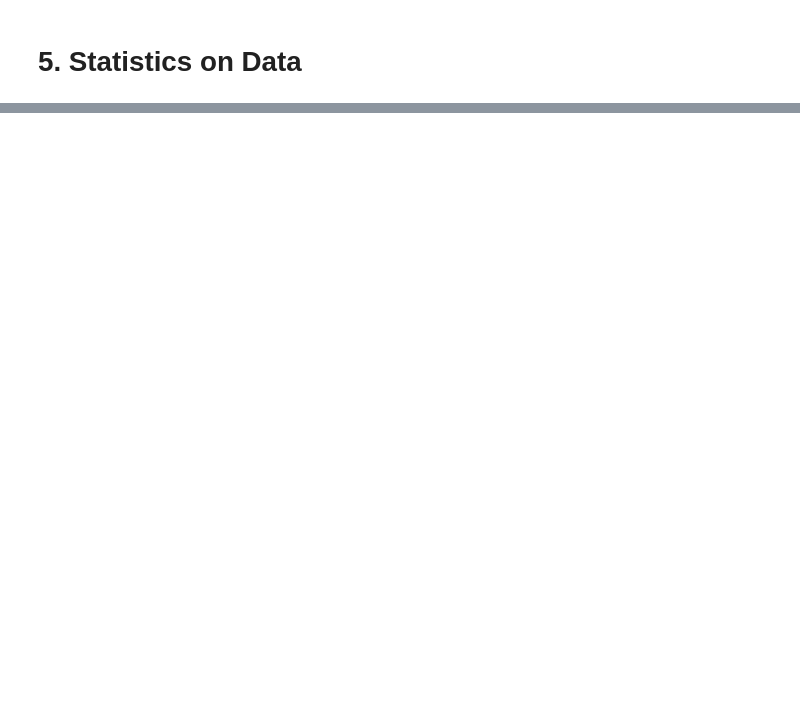
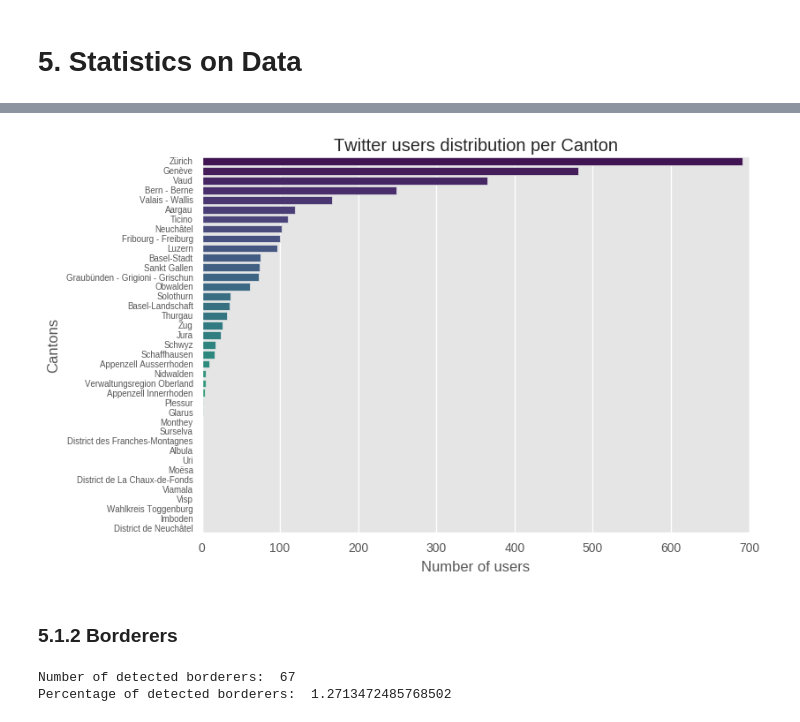
Before and after one commit to agpmilli/swissgeotweet, a Jupyter notebook: mobility-pattern/mobility-pattern.ipynb, the cells around one changed output, grey strips where cells are left out. Cells and saved outputs as stored; diff of their text form; code cells hidden in the pictures; blank space fills up the shorter version.

```diff
--- a/mobility-pattern/mobility-pattern.ipynb
+++ b/mobility-pattern/mobility-pattern.ipynb
@@ -656,3 +657,6 @@ test.head()
 users.to_csv('users_final.csv', index=False)
 # %% [markdown]
 # 5. Statistics on Data
+# %%
+users = pd.read_csv('users_final.csv', encoding = "ISO-8859-1")
+print('Our final dataset contains '+str(len(users))+' users.')
@@ -658,0 +669,7 @@ users.to_csv('users_final.csv', index=False)
+# %%
+plt.style.use('ggplot')
+per_countries = users[users.homeCountry == users.workCountry].groupby('homeCountry').size()
+per_countries.columns = ['Number of users']
+per_countries.plot.pie(figsize=(6,6), title="Twitter users distribution per Country")
+plt.savefig('tweetpercountry.png')
+plt.show()
@@ -658,0 +678,41 @@ users.to_csv('users_final.csv', index=False)
+# %%
+swiss = users[(users.homeCountry == users.workCountry) & (users.homeCountry == "Suisse")]
+
+swiss_equals = swiss[swiss.homeCanton == swiss.workCanton]
+g1 = pd.DataFrame(swiss_equals.groupby('homeCanton').size())
+g1.columns = ['c1']
+
+swiss_differs = swiss[swiss.homeCanton != swiss.workCanton]
+g2 = pd.DataFrame(swiss_differs.groupby('homeCanton').size())
+g2.columns = ['c2']
+
+g3 = pd.DataFrame(swiss_differs.groupby('workCanton').size())
+g3.columns = ['c3']
+
+g = pd.concat([g1,g2,g3], axis=1)
+g = g.fillna(0)
+g['cantons'] = g.index.values
+g['count'] = g['c1']+g['c2']+g['c3']
+g = g.drop(['c1', 'c2', 'c3'], axis=1)
+g = g.sort_values(by=['count'], ascending=False)
+
+ax = sns.barplot(x="count", y="cantons", data=g,
+            label="Number of users", palette="viridis")
+ax.set(ylabel="Cantons",xlabel="Number of users")
+sns.plt.title("Twitter users distribution per Canton")
+plt.rcParams['ytick.labelsize'] = 7
+plt.rcParams['xtick.labelsize'] = 10
+plt.savefig('tweetspercanton.png')
+plt.show()
+# %% [output]
+[figure, added]
+# %% [markdown]
+### 5.1.2 Borderers
+# %%
+#globally
+borderers = users[users.homeCountry != users.workCountry]
+print("Number of detected borderers: ", len(borderers))
+print("Percentage of detected borderers: ", 100*(len(borderers)/len(users)))
+# %% [output]
+Number of detected borderers:  67
+Percentage of detected borderers:  1.2713472485768502
```
Also changed, not shown: parts of 31 cells of this notebook, 9 other files.
